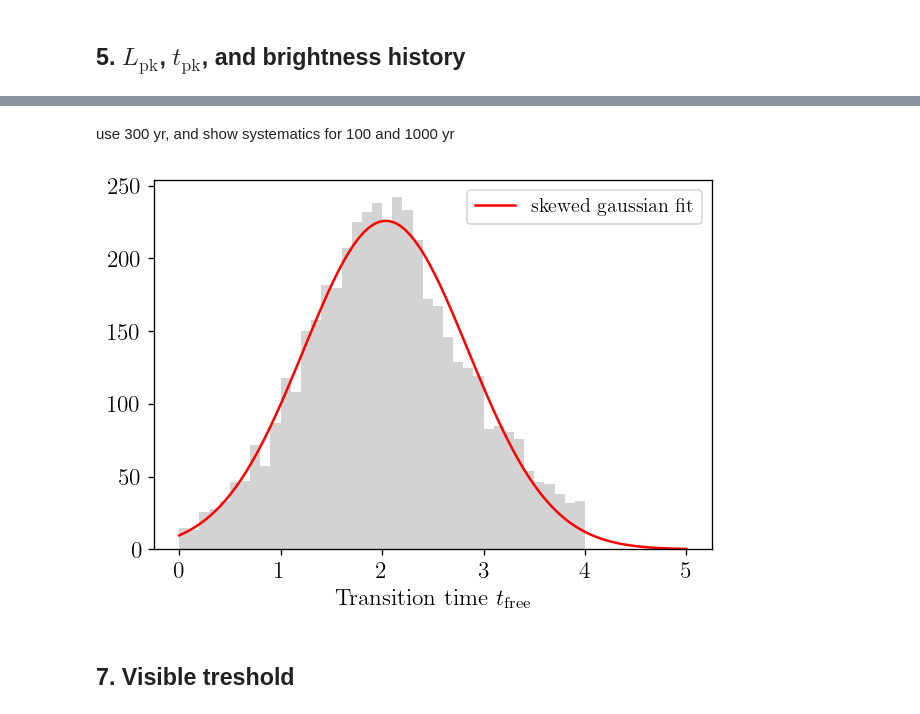
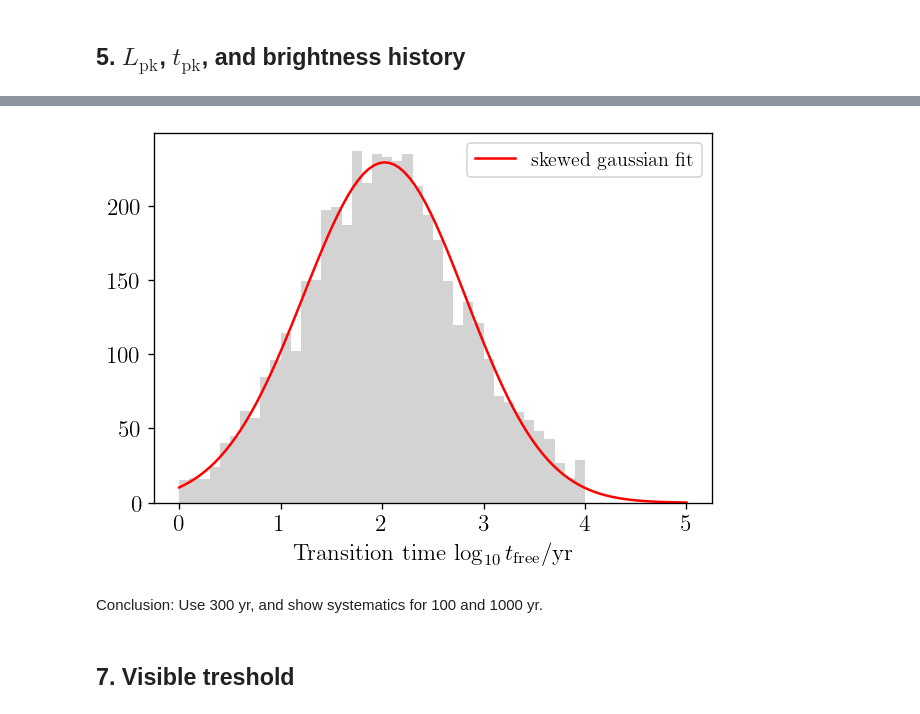
Before and after one commit to yitiansun/axion-mirror, a Jupyter notebook: notebooks/snr_graveyard.ipynb, the cells around one changed output, grey strips where cells are left out. Cells and saved outputs as stored; diff of their text form; code cells hidden in the pictures.

```diff
--- a/notebooks/snr_graveyard.ipynb
+++ b/notebooks/snr_graveyard.ipynb
@@ -286,7 +287,7 @@ ts = np.geomspace(0.001, 10000, 1000)
 
 t_free_arr = []
 
-for snr in tqdm(snrlist):
+for snr in tqdm(valid_snr_list):
     factor = (4*np.pi*(snr.d*kpc)**2) * Jy * sec**2
     Lnu1GHz = snr.Snu1GHz * factor # [erg/s/Hz]
     Lnu1GHz_adiabatic = Lnu1GHz * (ts/snr.t_now)**snr.ti2
@@ -316,17 +316,17 @@ np.mean(t_free_arr), np.median(t_free_arr)
+# %%
+fig, ax = plt.subplots()
+
+bins = np.linspace(0, 5, 50+1)
+counts, _, _ = ax.hist(np.log10(t_free_arr), bins=bins, color='lightgray')
+
+plot_x = np.linspace(0, 5, 100)
+plot_y = stats.skewnorm.pdf(plot_x, t_free_skewness, loc=t_free_loc, scale=t_free_scale)
+ax.plot(plot_x, plot_y * len(t_free_arr) * np.diff(bins)[0], color='red', label='skewed gaussian fit')
+ax.set(xlabel=r'Transition time $\log_{10}t_\mathrm{free}/\mathrm{yr}$')
+ax.legend();
+# %% [output]
+[figure, added]
 # %% [markdown]
-use 300 yr, and show systematics for 100 and 1000 yr
+Conclusion: Use 300 yr, and show systematics for 100 and 1000 yr.
-# %%
-fig, ax = plt.subplots()
-
-bins = np.linspace(0, 5, 50+1)
-counts, _, _ = ax.hist(np.log10(t_free_arr), bins=bins, color='lightgray')
-
-plot_x = np.linspace(0, 5, 100)
-plot_y = stats.skewnorm.pdf(plot_x, t_free_skewness, loc=t_free_loc, scale=t_free_scale)
-ax.plot(plot_x, plot_y * len(t_free_arr) * np.diff(bins)[0], color='red', label='skewed gaussian fit')
-ax.set(xlabel='Transition time $t_\mathrm{free}$')
-ax.legend();
-# %% [output]
-[figure, removed]
 # %% [markdown]
 ## 7. Visible treshold
```
Also changed, not shown: parts of 42 cells of this notebook, 6 other files.
